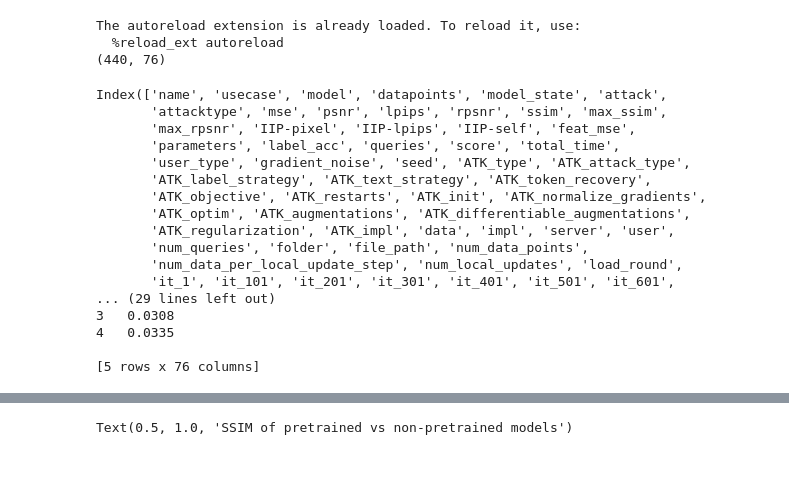
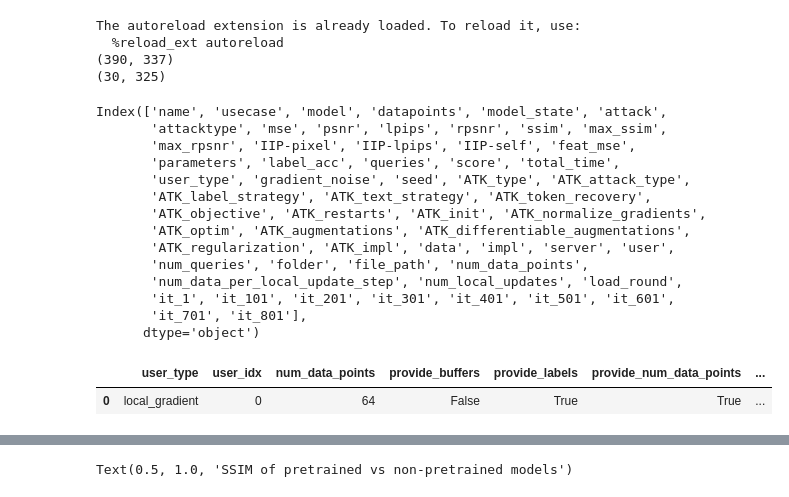
Before and after one commit to PierreJobic/breaching, a Jupyter notebook: analysis_batch_size.ipynb, the cells around one changed output, grey strips where cells are left out. Cells and saved outputs as stored; diff of their text form; code cells hidden in the pictures; blank space fills up the shorter version.

```diff
--- a/analysis_batch_size.ipynb
+++ b/analysis_batch_size.ipynb
@@ -17,7 +17,16 @@ import analysis
 # Définir le répertoire racine où vous souhaitez chercher des fichiers .csv
 root_directory = [
     "/volatile/home/pj273170/Code/Breaching/breaching/outputs/mask/2023-04-17",
-    "/volatile/home/pj273170/Code/Breaching/breaching/outputs/mask/2023-04-24"
+    # "/volatile/home/pj273170/Code/Breaching/breaching/outputs/mask/2023-04-24",
+    # "/volatile/home/pj273170/Code/Breaching/breaching/outputs/no_mask/2023-11-30",
+    "/volatile/home/pj273170/Code/Breaching/breaching/outputs/no_mask/2023-12-01/14-31-11",
+    # "/volatile/home/pj273170/Code/Breaching/breaching/outputs/no_mask/2023-12-01/14-25-12",
+    # "/volatile/home/pj273170/Code/Breaching/breaching/outputs/no_mask/2023-12-04/10-54-39",
+]
+
+root_directory_1 = [
+    "/volatile/home/pj273170/Code/Breaching/breaching/outputs/no_mask/2023-12-04/10-54-39",
+    # "/volatile/home/pj273170/Code/Breaching/breaching/outputs/no_mask/2023-11-30",
 ]
 
 # root_directory = os.getcwd() + "/outputs/no_mask/2023-06-14/14-56-43/5"
@@ -103,7 +112,12 @@ def get_data_frames_from_root_list(root_directory, if_break=False):
         raise ValueError("root_directory must be a str or a list of str")
     return copy.deepcopy(merged_df), copy.deepcopy(conv_df)
 
-merged_df, conv_df = get_data_frames_from_root_list(root_directory, if_break=if_break)
+if root_directory != []:
+    merged_df, conv_df = get_data_frames_from_root_list(root_directory, if_break=if_break)
+    print(merged_df.shape)
+if root_directory_1 != []:
+    merged_df_1, conv_df_1 = get_data_frames_from_root_list(root_directory_1, if_break=if_break)
+    print(merged_df_1.shape)
 # merged_df_2, conv_df_2 = get_data_frames_from_root_list(root_directory_2, if_break=if_break)
 
 # Fusionner tous les DataFrames en un seul DataFrame
@@ -118,16 +132,16 @@ merged_df, conv_df = get_data_frames_from_root_list(root_directory, if_break=if_
 # filtered_conv_df = conv_df[conv_df["file_path"].str.contains(date_and_run)]
 
 # # Afficher le DataFrame résultant
-print(merged_df.shape)
+
 # print(merged_df_2.shape)
 # print(filtered_conv_df.shape)
 # %% [output]
 The autoreload extension is already loaded. To reload it, use:
   %reload_ext autoreload
-(440, 76)
+(390, 337)
+(30, 325)
 # %%
-print(merged_df.columns)
-print(merged_df.head())
+print(merged_df.columns[:60])
 # %% [output]
 Index(['name', 'usecase', 'model', 'datapoints', 'model_state', 'attack',
        'attacktype', 'mse', 'psnr', 'lpips', 'rpsnr', 'ssim', 'max_ssim',
@@ -141,8 +155,18 @@ Index(['name', 'usecase', 'model', 'datapoints', 'model_state', 'attack',
        'num_queries', 'folder', 'file_path', 'num_data_points',
        'num_data_per_local_update_step', 'num_local_updates', 'load_round',
        'it_1', 'it_101', 'it_201', 'it_301', 'it_401', 'it_501', 'it_601',
-... (29 lines left out)
-3   0.0308
-4   0.0335
-
-[5 rows x 76 columns]
+       'it_701', 'it_801'],
+      dtype='object')
+# %%
+def eval_str(x):
+    if type(x) == str:
+        return eval(x)
+    else:
+        return x
+merged_df = merged_df.apply(eval_str)
+
+my_dict = eval(merged_df["user"].iloc[0])
+pd.json_normalize(my_dict)
+# %% [output]
+|  | user_type | user_idx | num_data_points | provide_buffers | provide_labels | provide_num_data_points | ... |
+| 0 | local_gradient | 0 | 64 | False | True | True | ... |
```
Also changed, not shown: parts of 2 cells of this notebook, 6 other files.
